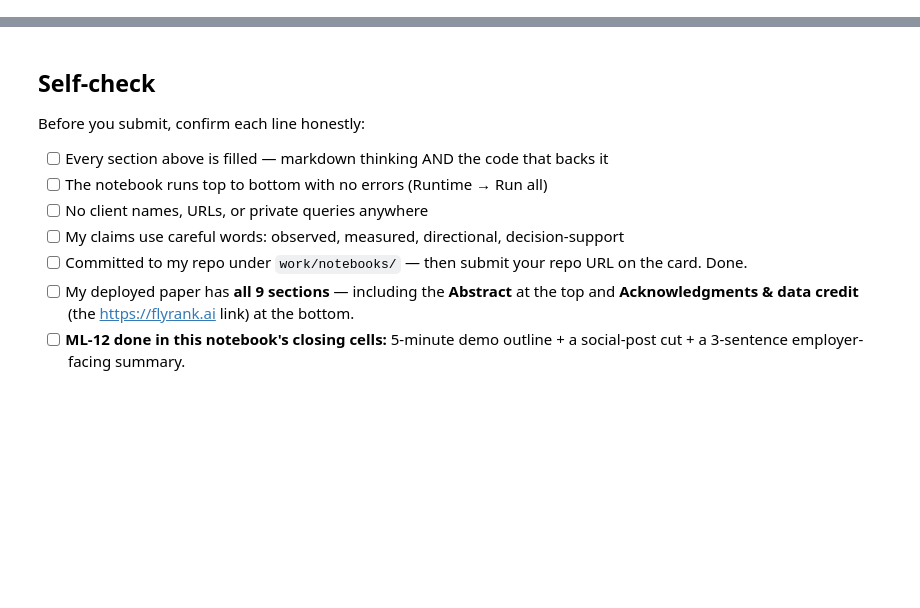
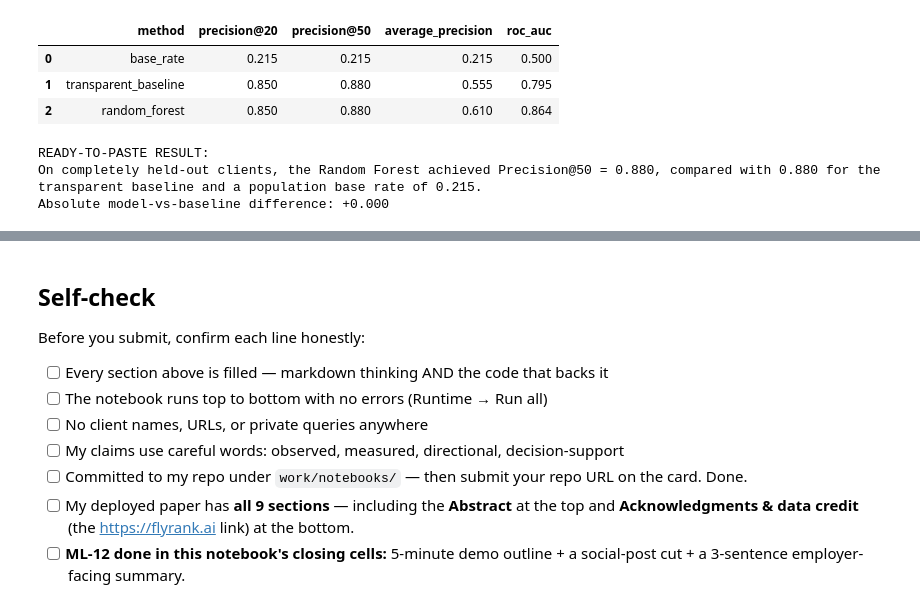
Before and after one commit to ShamKottish/FlyRankML, a Jupyter notebook: work/notebooks/capstone.ipynb, the cells around one changed output, grey strips where cells are left out. Saved outputs shown, nothing was run; the diff lists cells and outputs as text; code cells hidden in the pictures; blank space fills up the shorter version.

```diff
--- a/work/notebooks/capstone.ipynb
+++ b/work/notebooks/capstone.ipynb
@@ -36,0 +681,39 @@ This skeleton is yours to fill. Work the sections **in order** — each one has
+# %%
+display(results_df)
+
+baseline_p50 = float(
+    results_df.loc[
+        results_df["method"] == "transparent_baseline",
+        "precision@50"
+    ].iloc[0]
+)
+
+model_p50 = float(
+    results_df.loc[
+        results_df["method"] == "random_forest",
+        "precision@50"
+    ].iloc[0]
+)
+
+print("\nREADY-TO-PASTE RESULT:")
+print(
+    f"On completely held-out clients, the Random Forest "
+    f"achieved Precision@50 = {model_p50:.3f}, compared "
+    f"with {baseline_p50:.3f} for the transparent baseline "
+    f"and a population base rate of {BASE_RATE:.3f}."
+)
+
+difference = model_p50 - baseline_p50
+
+print(
+    f"Absolute model-vs-baseline difference: "
+    f"{difference:+.3f}"
+)
+# %% [output]
+|  | method | precision@20 | precision@50 | average_precision | roc_auc |
+| 0 | base_rate | 0.215 | 0.215 | 0.215 | 0.500 |
+| 1 | transparent_baseline | 0.850 | 0.880 | 0.555 | 0.795 |
+| 2 | random_forest | 0.850 | 0.880 | 0.610 | 0.864 |
+READY-TO-PASTE RESULT:
+On completely held-out clients, the Random Forest achieved Precision@50 = 0.880, compared with 0.880 for the transparent baseline and a population base rate of 0.215.
+Absolute model-vs-baseline difference: +0.000
```
Also changed, not shown: parts of 30 cells of this notebook.
